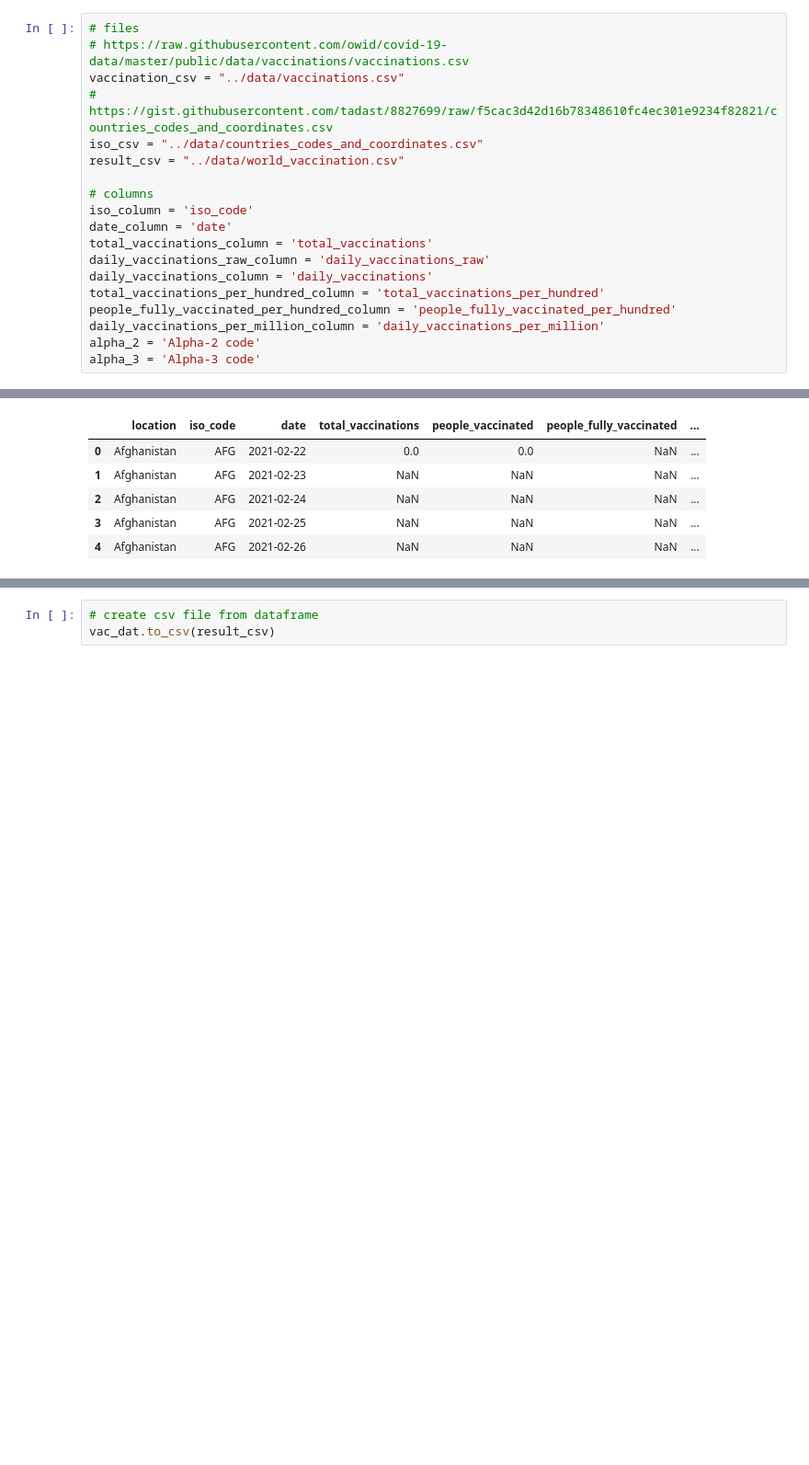
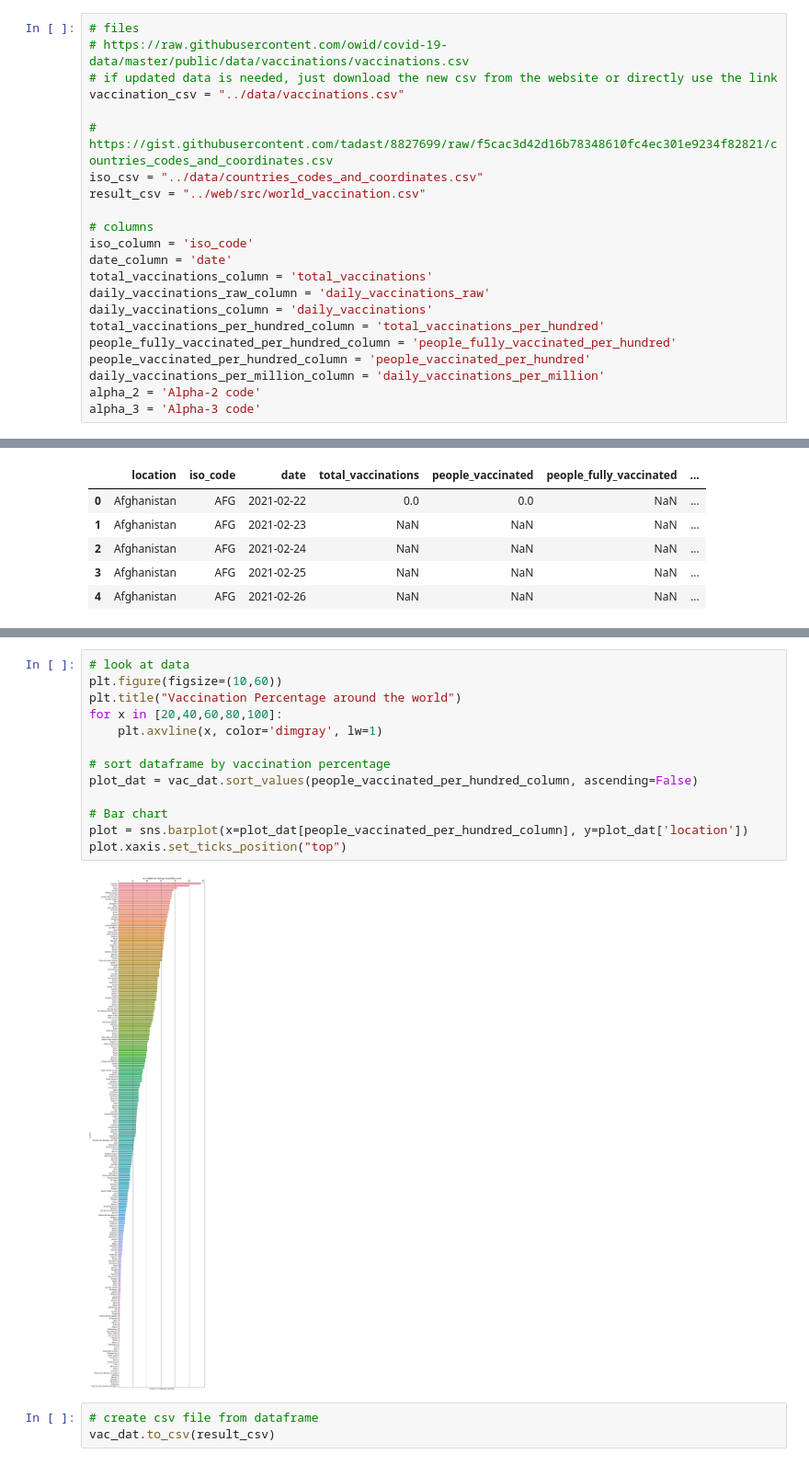
Before and after one commit to Manuel-Pickl/COVID-19-Vaccination, a Jupyter notebook: notebooks/vaccination.ipynb, the cells around one changed output, grey strips where cells are left out. Shown at 92% size. Saved outputs shown, nothing was run; the diff lists cells and outputs as text; blank space fills up the shorter version.

Commit message:
seaborn plot; data update to 7. July

```diff
--- a/notebooks/vaccination.ipynb
+++ b/notebooks/vaccination.ipynb
@@ -8,10 +7,12 @@ import seaborn as sns
 # %%
 # files
 # https://raw.githubusercontent.com/owid/covid-19-data/master/public/data/vaccinations/vaccinations.csv
+# if updated data is needed, just download the new csv from the website or directly use the link
 vaccination_csv = "../data/vaccinations.csv"
+
 # https://gist.githubusercontent.com/tadast/8827699/raw/f5cac3d42d16b78348610fc4ec301e9234f82821/countries_codes_and_coordinates.csv
 iso_csv = "../data/countries_codes_and_coordinates.csv"
-result_csv = "../data/world_vaccination.csv"
+result_csv = "../web/src/world_vaccination.csv"
 
 # columns
 iso_column = 'iso_code'
@@ -21,6 +22,7 @@ daily_vaccinations_raw_column = 'daily_vaccinations_raw'
 daily_vaccinations_column = 'daily_vaccinations'
 total_vaccinations_per_hundred_column = 'total_vaccinations_per_hundred'
 people_fully_vaccinated_per_hundred_column = 'people_fully_vaccinated_per_hundred'
+people_vaccinated_per_hundred_column = 'people_vaccinated_per_hundred'
 daily_vaccinations_per_million_column = 'daily_vaccinations_per_million'
 alpha_2 = 'Alpha-2 code'
 alpha_3 = 'Alpha-3 code'
@@ -88,3 +99,18 @@ vac_dat.set_index(iso_column, inplace=True)
+# %%
+# look at data
+plt.figure(figsize=(10,60))
+plt.title("Vaccination Percentage around the world")
+for x in [20,40,60,80,100]:
+    plt.axvline(x, color='dimgray', lw=1)
+
+# sort dataframe by vaccination percentage
+plot_dat = vac_dat.sort_values(people_vaccinated_per_hundred_column, ascending=False)
+
+# Bar chart
+plot = sns.barplot(x=plot_dat[people_vaccinated_per_hundred_column], y=plot_dat['location'])
+plot.xaxis.set_ticks_position("top")
+# %% [output]
+[figure, added]
 # %%
 # create csv file from dataframe
 vac_dat.to_csv(result_csv)
```
Also changed, not shown: parts of 5 cells of this notebook, 4 other files.
